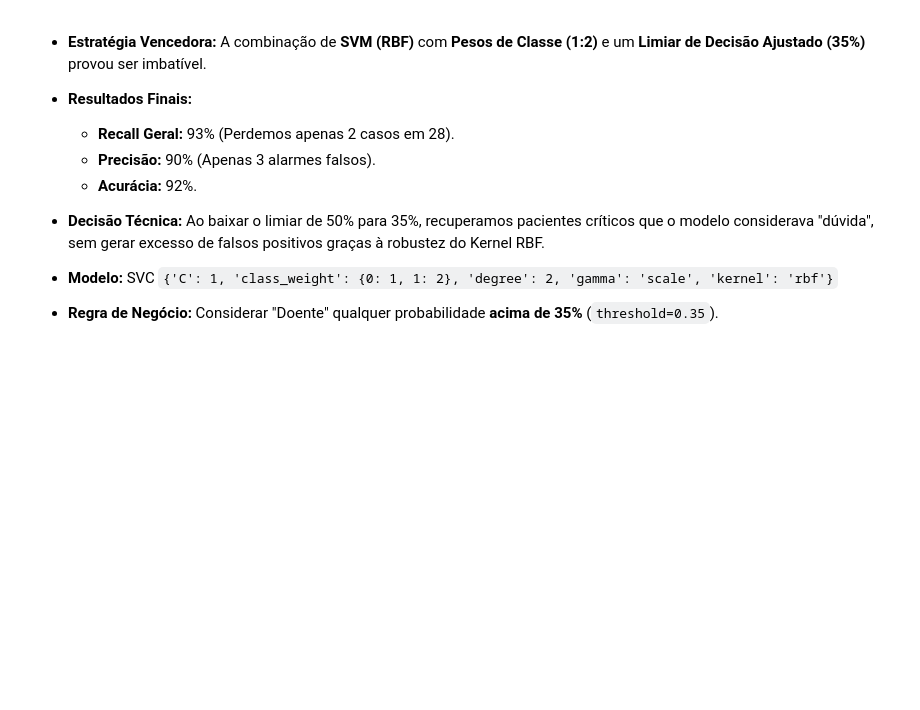
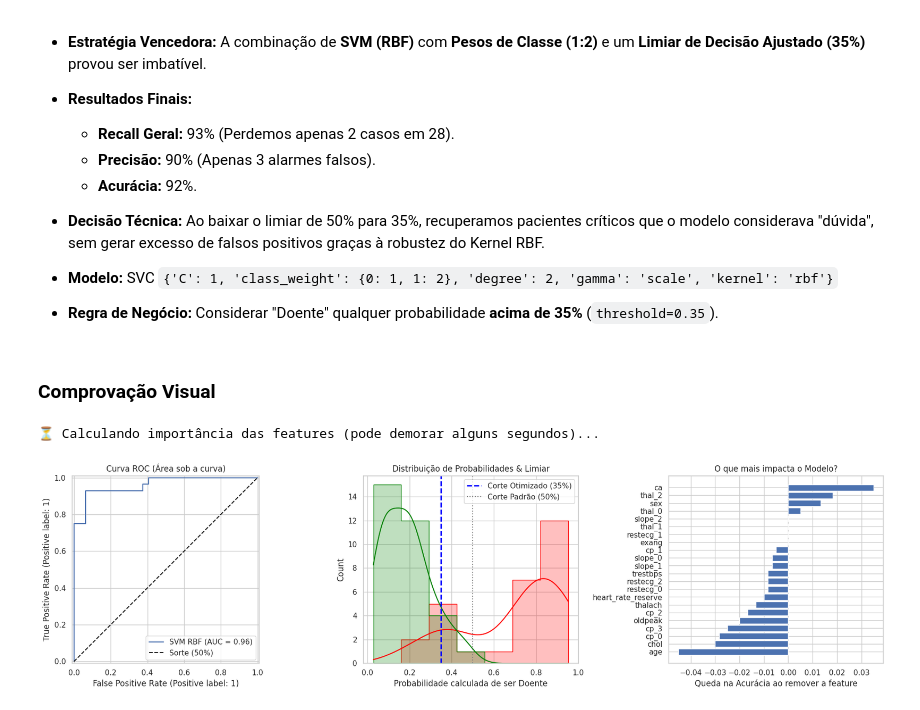
Before and after one commit to fiefaneves/ligia-ps26-time7, a Jupyter notebook: notebooks/03_4_model_SVM.ipynb, the cells around one changed output. Cells and saved outputs as stored; diff of their text form; code cells hidden in the pictures; blank space fills up the shorter version.

Commit message:
feat: upload models train

```diff
--- a/notebooks/03_4_model_SVM.ipynb
+++ b/notebooks/03_4_model_SVM.ipynb
@@ -260,3 +257,64 @@ print(f"💾 Modelo salvo em: {caminho_final}")
 
 * **Modelo:** SVC `{'C': 1, 'class_weight': {0: 1, 1: 2}, 'degree': 2, 'gamma': 'scale', 'kernel': 'rbf'}`
 * **Regra de Negócio:** Considerar "Doente" qualquer probabilidade **acima de 35%** (`threshold=0.35`).
+# %% [markdown]
+### Comprovação Visual
+# %%
+# ==========================================================
+# 5. PAINEL DE COMPROVAÇÃO VISUAL 📊
+# ==========================================================
+from sklearn.inspection import permutation_importance
+
+# Configurando o tamanho do painel (3 gráficos lado a lado)
+fig, axs = plt.subplots(1, 3, figsize=(18, 5))
+
+# ----------------------------------------------------------
+# GRÁFICO A: Curva ROC (A Robustez)
+# ----------------------------------------------------------
+# Mostra a relação entre acertar doentes (Recall) vs errar saudáveis (FPR)
+RocCurveDisplay.from_estimator(best_model, X_test, y_test, ax=axs[0], name='SVM RBF')
+axs[0].set_title("Curva ROC (Área sob a curva)")
+axs[0].plot([0, 1], [0, 1], "k--", label="Sorte (50%)") # Linha pontilhada do "chute"
+axs[0].legend()
+
+# ----------------------------------------------------------
+# GRÁFICO B: O "Porquê" do Limiar 35% (Histograma)
+# ----------------------------------------------------------
+# Pega as probabilidades calculadas pelo modelo
+y_probas = best_model.predict_proba(X_test)[:, 1]
+
+# Cria um DataFrame temporário para facilitar o plot
+df_viz = pd.DataFrame({'Probabilidade': y_probas, 'Real': y_test})
+df_viz['Label'] = df_viz['Real'].map({0: 'Saudável (Real)', 1: 'Doente (Real)'})
+
+# Plota a distribuição
+sns.histplot(data=df_viz, x='Probabilidade', hue='Label', kde=True, element="step", ax=axs[1], palette=['green', 'red'])
+
+# Desenha a linha do seu Limiar Otimizado
+axs[1].axvline(0.35, color='blue', linestyle='--', linewidth=2, label='Corte Otimizado (35%)')
+axs[1].axvline(0.50, color='gray', linestyle=':', label='Corte Padrão (50%)')
+axs[1].set_title("Distribuição de Probabilidades & Limiar")
+axs[1].set_xlabel("Probabilidade calculada de ser Doente")
+axs[1].legend()
+
+# ----------------------------------------------------------
+# GRÁFICO C: Importância das Variáveis (Permutation Importance)
+# ----------------------------------------------------------
+# Como SVM não tem "feature_importances_" nativo igual árvore, usamos permutação
+# Isso embaralha coluna por coluna para ver qual faz o modelo "se perder" mais
+print("⏳ Calculando importância das features (pode demorar alguns segundos)...")
+perm_importance = permutation_importance(best_model, X_test, y_test, n_repeats=10, random_state=42)
+
+# Organizando para plotar
+sorted_idx = perm_importance.importances_mean.argsort()
+axs[2].barh(range(len(sorted_idx)), perm_importance.importances_mean[sorted_idx], align='center')
+axs[2].set_yticks(range(len(sorted_idx)))
+axs[2].set_yticklabels(np.array(feature_names)[sorted_idx]) # Usa os nomes das colunas salvas
+axs[2].set_title("O que mais impacta o Modelo?")
+axs[2].set_xlabel("Queda na Acurácia ao remover a feature")
+
+plt.tight_layout()
+plt.show()
+# %% [output]
+⏳ Calculando importância das features (pode demorar alguns segundos)...
+[figure, added]
```
Also changed, not shown: parts of 3 cells of this notebook, 5 other files.
